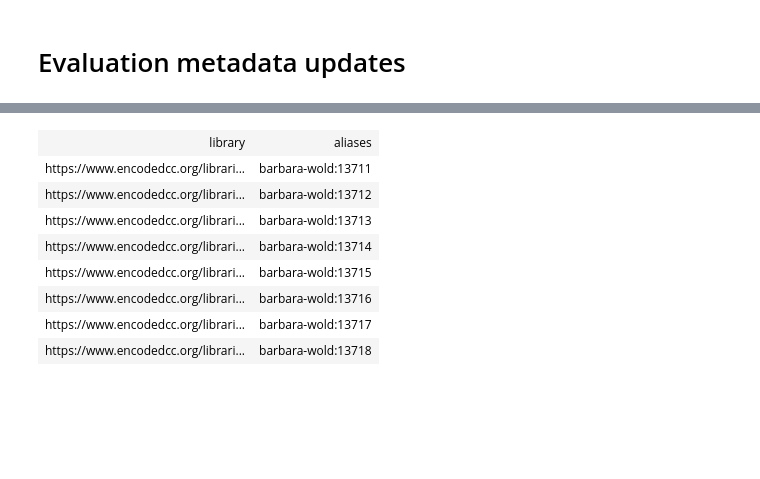
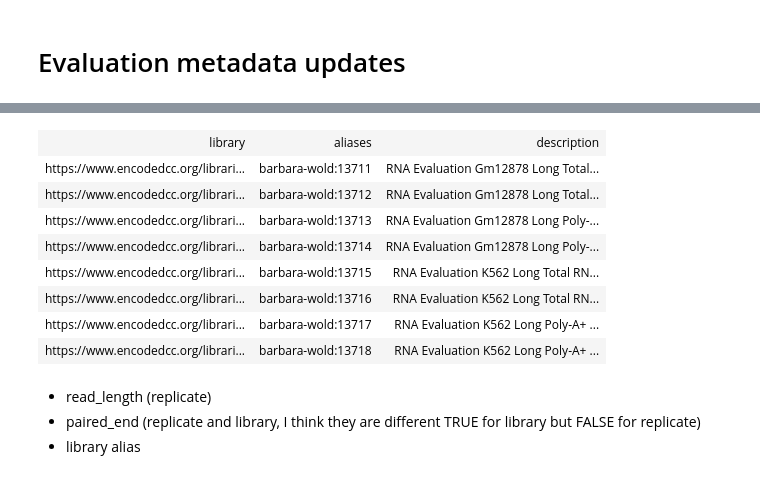
Before and after one commit to detrout/encode3-curation, a Jupyter notebook: ticket-1455.ipynb, the cells around one changed output, grey strips where cells are left out. Cells and saved outputs as stored; diff of their text form; code cells hidden in the pictures; blank space fills up the shorter version.

```diff
--- a/ticket-1455.ipynb
+++ b/ticket-1455.ipynb
@@ -441,20 +429,27 @@ for exp in evaluation_experiments:
 # %%
-%%sparql -m eval_model
-select ?library ?aliases
+%%sparql -m eval_model -o eval_libraries
+select ?library ?aliases ?description
 where {
   ?exp a experiment:experiment ;
-       experiment:replicates ?replicate .
+       experiment:replicates ?replicate ;
+       rdf:description ?description .
   ?replicate replicate:library ?library .
   OPTIONAL { ?library library:aliases ?aliases }
 }
 order by ?library
-# %% [output]
-| library | aliases |
-| https://www.encodedcc.org/librari... | barbara-wold:13711 |
-| https://www.encodedcc.org/librari... | barbara-wold:13712 |
-| https://www.encodedcc.org/librari... | barbara-wold:13713 |
-| https://www.encodedcc.org/librari... | barbara-wold:13714 |
-| https://www.encodedcc.org/librari... | barbara-wold:13715 |
-| https://www.encodedcc.org/librari... | barbara-wold:13716 |
-| https://www.encodedcc.org/librari... | barbara-wold:13717 |
-| https://www.encodedcc.org/librari... | barbara-wold:13718 |
+# %%
+eval_libraries
+# %% [output]
+| library | aliases | description |
+| https://www.encodedcc.org/librari... | barbara-wold:13711 | RNA Evaluation Gm12878 Long Total... |
+| https://www.encodedcc.org/librari... | barbara-wold:13712 | RNA Evaluation Gm12878 Long Total... |
+| https://www.encodedcc.org/librari... | barbara-wold:13713 | RNA Evaluation Gm12878 Long Poly-... |
+| https://www.encodedcc.org/librari... | barbara-wold:13714 | RNA Evaluation Gm12878 Long Poly-... |
+| https://www.encodedcc.org/librari... | barbara-wold:13715 | RNA Evaluation K562 Long Total RN... |
+| https://www.encodedcc.org/librari... | barbara-wold:13716 | RNA Evaluation K562 Long Total RN... |
+| https://www.encodedcc.org/librari... | barbara-wold:13717 | RNA Evaluation K562 Long Poly-A+ ... |
+| https://www.encodedcc.org/librari... | barbara-wold:13718 | RNA Evaluation K562 Long Poly-A+ ... |
+# %% [markdown]
+* read_length (replicate)
+* paired_end (replicate and library, I think they are different TRUE for library but FALSE for replicate)
+* library alias
```
Also changed, not shown: parts of 14 cells of this notebook.
